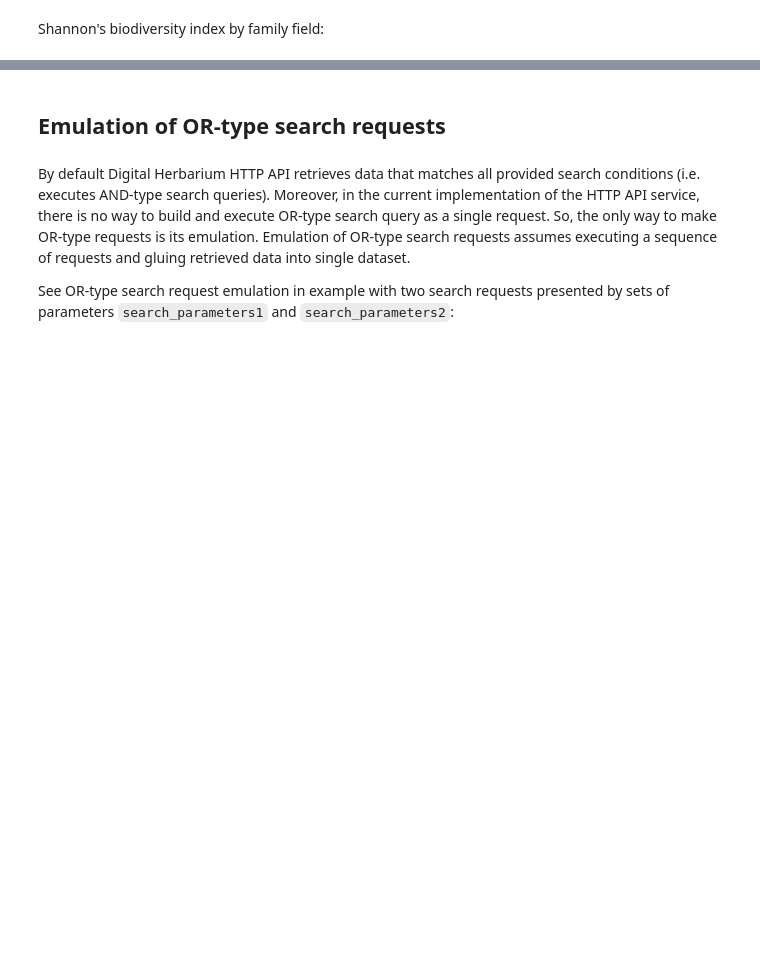
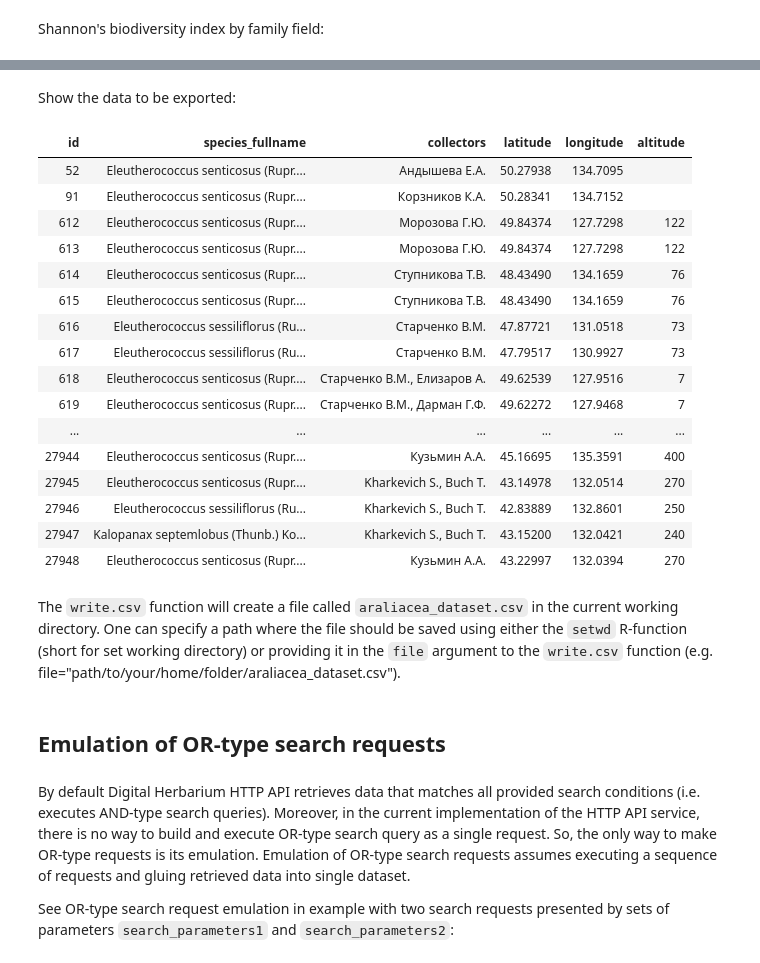
Before and after one commit to VBGI/herbs, a Jupyter notebook: herbs/docs/tutorial/R/en/R.ipynb, the cells around one changed output, grey strips where cells are left out. Cells and saved outputs as stored; diff of their text form; code cells hidden in the pictures; blank space fills up the shorter version.

```diff
--- a/herbs/docs/tutorial/R/en/R.ipynb
+++ b/herbs/docs/tutorial/R/en/R.ipynb
@@ -114,0 +149,24 @@ diversity(table(my_data$family))
+# %%
+export_data <- araliaceae_records$data[,c('id','species_fullname','collectors','latitude','longitude','altitude')]
+# %% [markdown]
+Show the data to be exported:
+# %%
+export_data
+# %% [output]
+| id | species_fullname | collectors | latitude | longitude | altitude |
+| 52 | Eleutherococcus senticosus (Rupr.... | Андышева Е.А. | 50.27938 | 134.7095 |  |
+| 91 | Eleutherococcus senticosus (Rupr.... | Корзников К.А. | 50.28341 | 134.7152 |  |
+| 612 | Eleutherococcus senticosus (Rupr.... | Морозова Г.Ю. | 49.84374 | 127.7298 | 122 |
+| 613 | Eleutherococcus senticosus (Rupr.... | Морозова Г.Ю. | 49.84374 | 127.7298 | 122 |
+| 614 | Eleutherococcus senticosus (Rupr.... | Ступникова Т.В. | 48.43490 | 134.1659 | 76 |
+| 615 | Eleutherococcus senticosus (Rupr.... | Ступникова Т.В. | 48.43490 | 134.1659 | 76 |
+| 616 | Eleutherococcus sessiliflorus (Ru... | Старченко В.М. | 47.87721 | 131.0518 | 73 |
+| 617 | Eleutherococcus sessiliflorus (Ru... | Старченко В.М. | 47.79517 | 130.9927 | 73 |
+| 618 | Eleutherococcus senticosus (Rupr.... | Старченко В.М., Елизаров А. | 49.62539 | 127.9516 | 7 |
+| 619 | Eleutherococcus senticosus (Rupr.... | Старченко В.М., Дарман Г.Ф. | 49.62272 | 127.9468 | 7 |
+| ... | ... | ... | ... | ... | ... |
+| 27944 | Eleutherococcus senticosus (Rupr.... | Кузьмин А.А. | 45.16695 | 135.3591 | 400 |
+| 27945 | Eleutherococcus senticosus (Rupr.... | Kharkevich S., Buch T. | 43.14978 | 132.0514 | 270 |
+| 27946 | Eleutherococcus sessiliflorus (Ru... | Kharkevich S., Buch T. | 42.83889 | 132.8601 | 250 |
+| 27947 | Kalopanax septemlobus (Thunb.) Ko... | Kharkevich S., Buch T. | 43.15200 | 132.0421 | 240 |
+| 27948 | Eleutherococcus senticosus (Rupr.... | Кузьмин А.А. | 43.22997 | 132.0394 | 270 |
@@ -115,3 +175,5 @@ diversity(table(my_data$family))
+# %% [markdown]
+The `write.csv` function will create a file called `araliacea_dataset.csv` in the current working directory. One can specify a path where the file should be saved using either the `setwd` R-function (short for  set working directory) or providing it in the `file` argument to the `write.csv` function  (e.g. file="path/to/your/home/folder/araliacea_dataset.csv").
 # %% [markdown]
 ## Emulation of OR-type search requests
 # %% [markdown]
```
Also changed, not shown: parts of 21 cells of this notebook.
